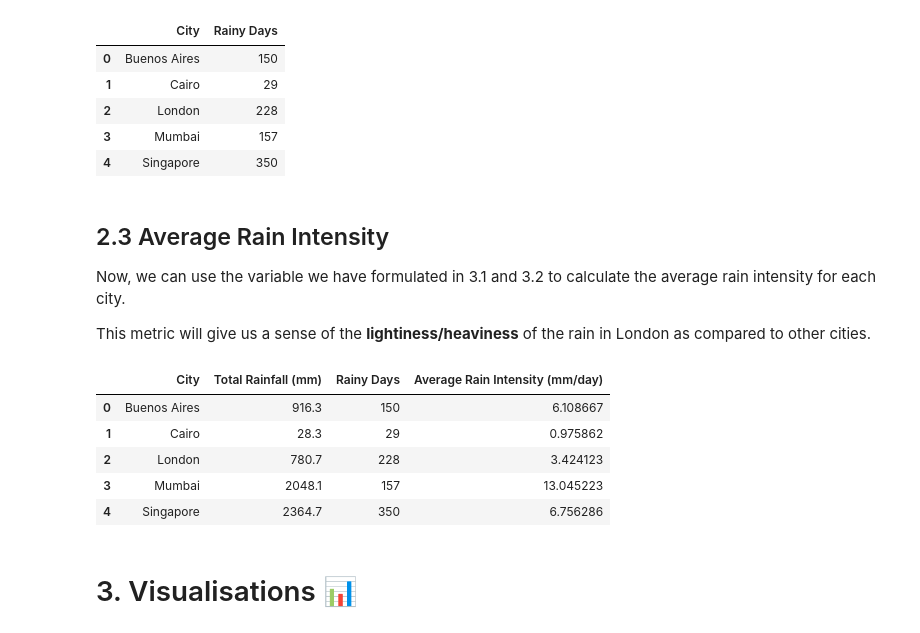
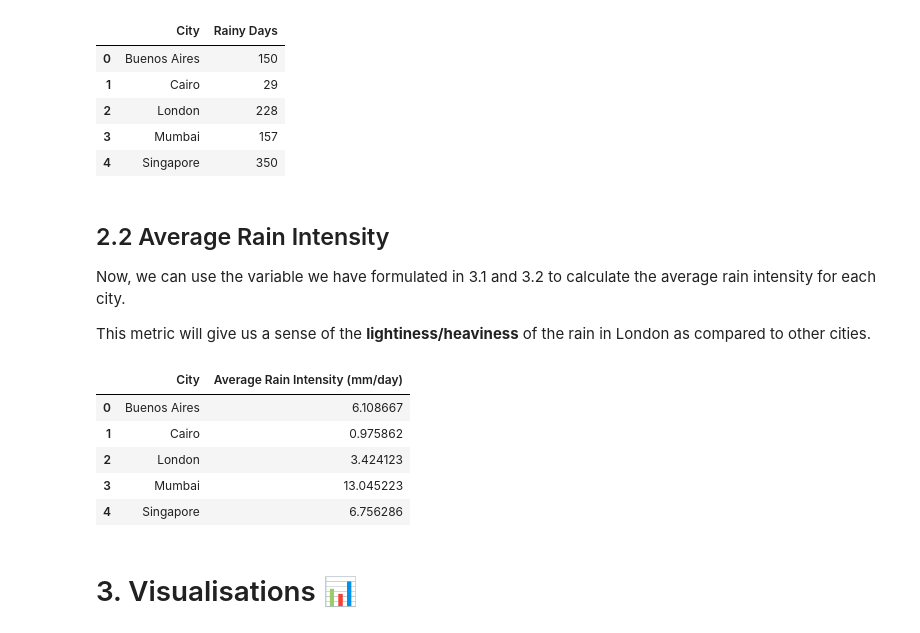
Before and after one commit to natashiblie/is-london-rainy, a Jupyter notebook: code/NB01 - Simple Data Analysis.ipynb, the cells around one changed output. Cells and saved outputs as stored; diff of their text form; code cells hidden in the pictures.

```diff
--- a/code/NB01 - Simple Data Analysis.ipynb
+++ b/code/NB01 - Simple Data Analysis.ipynb
@@ -184,35 +162,37 @@ display(rainy_days)
 | 3 | Mumbai | 157 |
 | 4 | Singapore | 350 |
 # %% [markdown]
-## 2.3 Average Rain Intensity
+## 2.2 Average Rain Intensity
 
 Now, we can use the variable we have formulated in 3.1 and 3.2 to calculate the average rain intensity for each city.
 
 This metric will give us a sense of the **lightiness/heaviness** of the rain in London as compared to other cities.
 # %%
-# Group by 'city' and calculate total rainfall and rainy days
+# Group by 'City' and calculate total rainfall and rainy days
 total_rainfall = df.groupby('city')['precipitation_sum'].sum().reset_index()
 rainy_days = df[df['precipitation_sum'] > 0].groupby('city').size().reset_index(name='Rainy Days')
 
-# Rename the columns for clarity
-total_rainfall.columns = ['City', 'Total Rainfall (mm)']
-rainy_days.columns = ['City', 'Rainy Days']
-
 # Merge the total_rainfall and rainy_days DataFrames on 'City'
-rain_data = pd.merge(total_rainfall, rainy_days, on='City')
+rain_data = pd.merge(total_rainfall, rainy_days, on='city')
 
 # Calculate the average rain intensity (Total Rainfall / Rainy Days)
-rain_data['Average Rain Intensity (mm/day)'] = rain_data['Total Rainfall (mm)'] / rain_data['Rainy Days']
+rain_data['Average Rain Intensity (mm/day)'] = rain_data['precipitation_sum'] / rain_data['Rainy Days']
+
+# Rename the columns for clarity
+rain_data.columns = ['City', 'Total Rainfall (mm)', 'Rainy Days', 'Average Rain Intensity (mm/day)']
+
+# Select only the columns to display
+rain_data = rain_data[['City', 'Average Rain Intensity (mm/day)']]
 
 # Display the result
 display(rain_data)
 # %% [output]
-|  | City | Total Rainfall (mm) | Rainy Days | Average Rain Intensity (mm/day) |
-| 0 | Buenos Aires | 916.3 | 150 | 6.108667 |
-| 1 | Cairo | 28.3 | 29 | 0.975862 |
-| 2 | London | 780.7 | 228 | 3.424123 |
-| 3 | Mumbai | 2048.1 | 157 | 13.045223 |
-| 4 | Singapore | 2364.7 | 350 | 6.756286 |
+|  | City | Average Rain Intensity (mm/day) |
+| 0 | Buenos Aires | 6.108667 |
+| 1 | Cairo | 0.975862 |
+| 2 | London | 3.424123 |
+| 3 | Mumbai | 13.045223 |
+| 4 | Singapore | 6.756286 |
 # %% [markdown]
 # 3. Visualisations 📊
 # %% [markdown]
```
Also changed, not shown: parts of 4 cells of this notebook.
